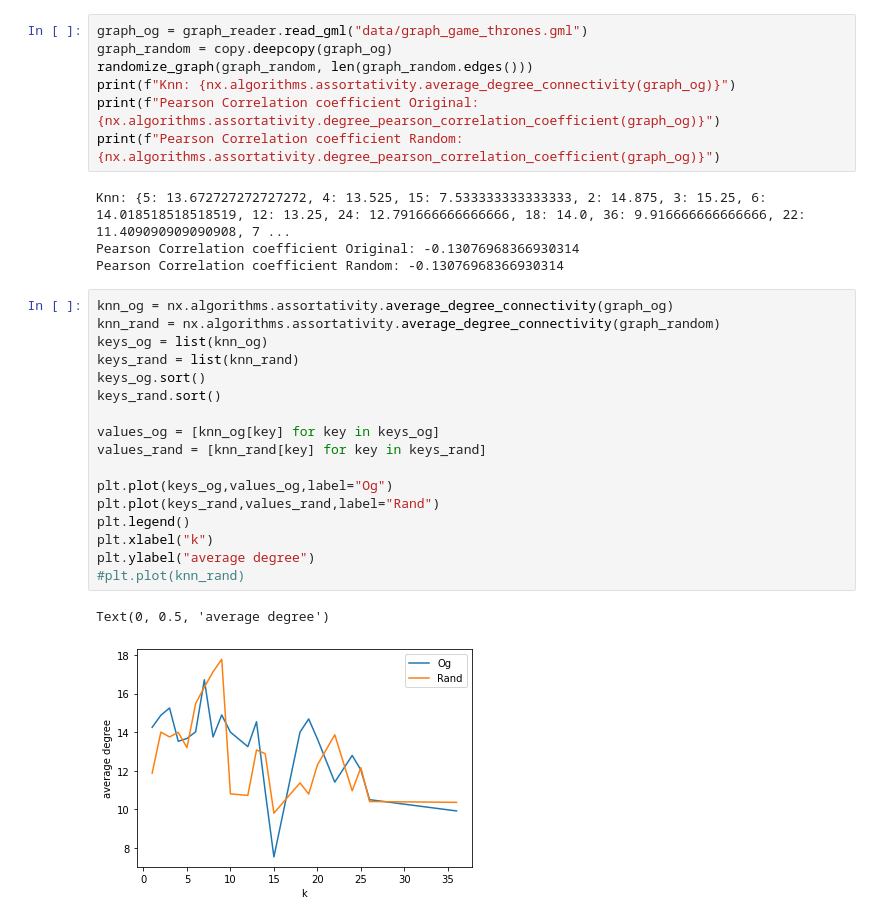
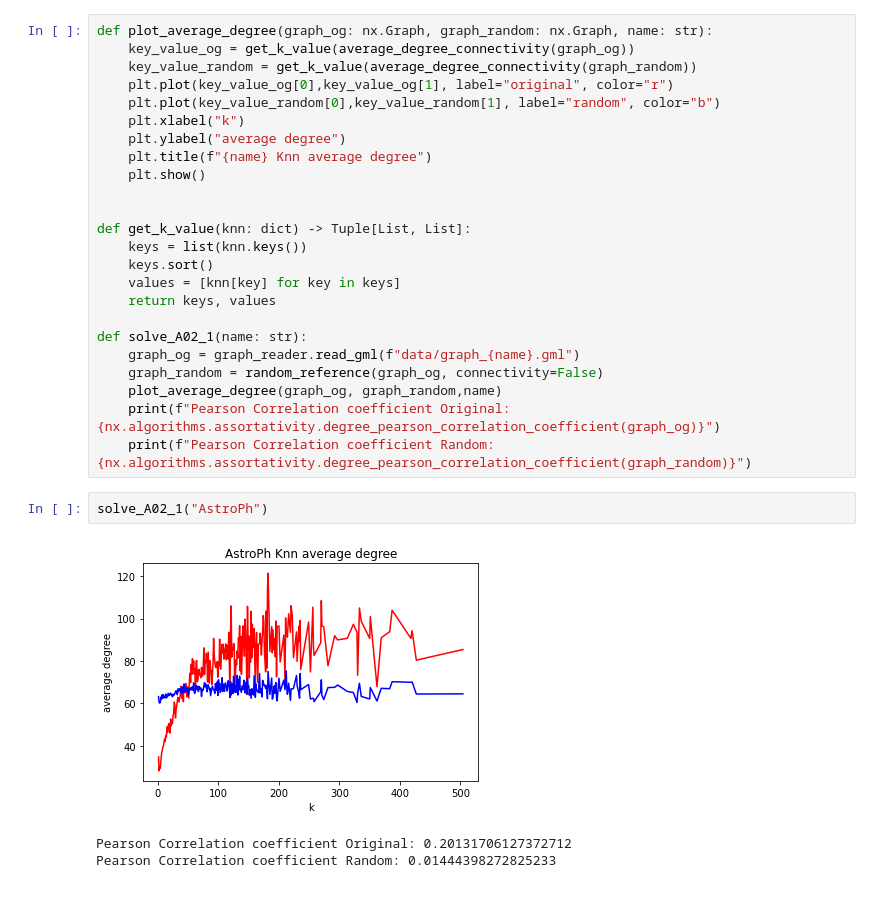
Before and after one commit to moerfii/network_science_uzh, a Jupyter notebook: assignment_2/exercise_2.ipynb, the cells around one changed output. Cells and saved outputs as stored; diff of their text form.

Commit message:
solved part 1 of exercise 2

```diff
--- a/assignment_2/exercise_2.ipynb
+++ b/assignment_2/exercise_2.ipynb
@@ -26,31 +9,30 @@ def randomize_graph(graph, n):
-# %%
-graph_og = graph_reader.read_gml("data/graph_game_thrones.gml")
-graph_random = copy.deepcopy(graph_og)
-randomize_graph(graph_random, len(graph_random.edges()))
-print(f"Knn: {nx.algorithms.assortativity.average_degree_connectivity(graph_og)}")
-print(f"Pearson Correlation coefficient Original: {nx.algorithms.assortativity.degree_pearson_correlation_coefficient(graph_og)}")
-print(f"Pearson Correlation coefficient Random: {nx.algorithms.assortativity.degree_pearson_correlation_coefficient(graph_og)}")
-# %% [output]
-Knn: {5: 13.672727272727272, 4: 13.525, 15: 7.533333333333333, 2: 14.875, 3: 15.25, 6: 14.018518518518519, 12: 13.25, 24: 12.791666666666666, 18: 14.0, 36: 9.916666666666666, 22: 11.409090909090908, 7 ...
-Pearson Correlation coefficient Original: -0.13076968366930314
-Pearson Correlation coefficient Random: -0.13076968366930314
-# %%
-knn_og = nx.algorithms.assortativity.average_degree_connectivity(graph_og)
-knn_rand = nx.algorithms.assortativity.average_degree_connectivity(graph_random)
-keys_og = list(knn_og)
-keys_rand = list(knn_rand)
-keys_og.sort()
-keys_rand.sort()
-
-values_og = [knn_og[key] for key in keys_og]
-values_rand = [knn_rand[key] for key in keys_rand]
-
-plt.plot(keys_og,values_og,label="Og")
-plt.plot(keys_rand,values_rand,label="Rand")
-plt.legend()
-plt.xlabel("k")
-plt.ylabel("average degree")
-#plt.plot(knn_rand)
-# %% [output]
-Text(0, 0.5, 'average degree')
-[figure, removed]
+# %%
+def plot_average_degree(graph_og: nx.Graph, graph_random: nx.Graph, name: str):
+    key_value_og = get_k_value(average_degree_connectivity(graph_og))
+    key_value_random = get_k_value(average_degree_connectivity(graph_random))
+    plt.plot(key_value_og[0],key_value_og[1], label="original", color="r")
+    plt.plot(key_value_random[0],key_value_random[1], label="random", color="b")
+    plt.xlabel("k")
+    plt.ylabel("average degree")
+    plt.title(f"{name} Knn average degree")
+    plt.show()
+
+
+def get_k_value(knn: dict) -> Tuple[List, List]:
+    keys = list(knn.keys())
+    keys.sort()
+    values = [knn[key] for key in keys]
+    return keys, values
+
+def solve_A02_1(name: str):
+    graph_og = graph_reader.read_gml(f"data/graph_{name}.gml")
+    graph_random = random_reference(graph_og, connectivity=False)
+    plot_average_degree(graph_og, graph_random,name)
+    print(f"Pearson Correlation coefficient Original: {nx.algorithms.assortativity.degree_pearson_correlation_coefficient(graph_og)}")
+    print(f"Pearson Correlation coefficient Random: {nx.algorithms.assortativity.degree_pearson_correlation_coefficient(graph_random)}")
+# %%
+solve_A02_1("AstroPh")
+# %% [output]
+[figure, added]
+Pearson Correlation coefficient Original: 0.20131706127372712
+Pearson Correlation coefficient Random: 0.01444398272825233
```
Also changed, not shown: parts of 13 cells of this notebook.
